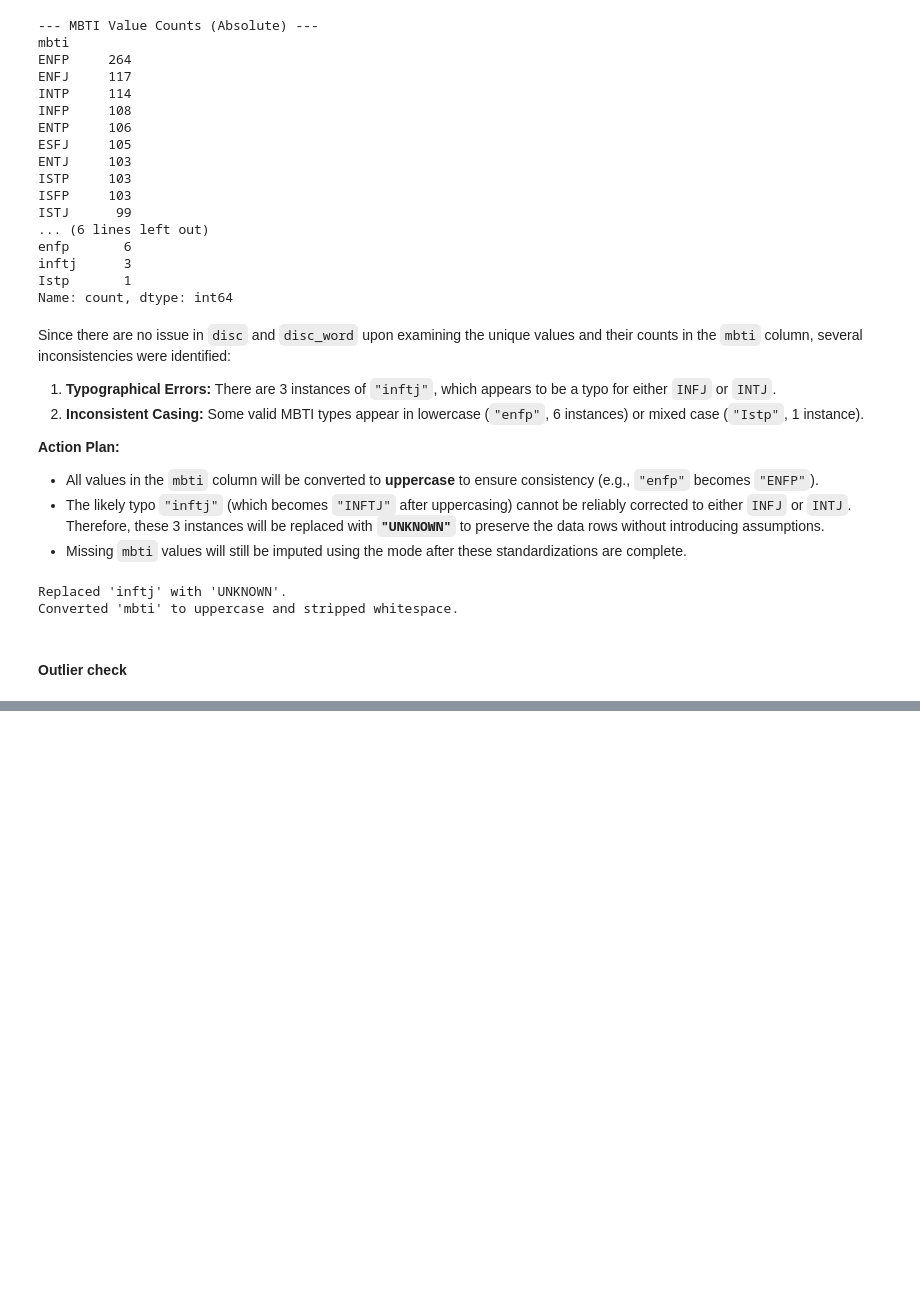
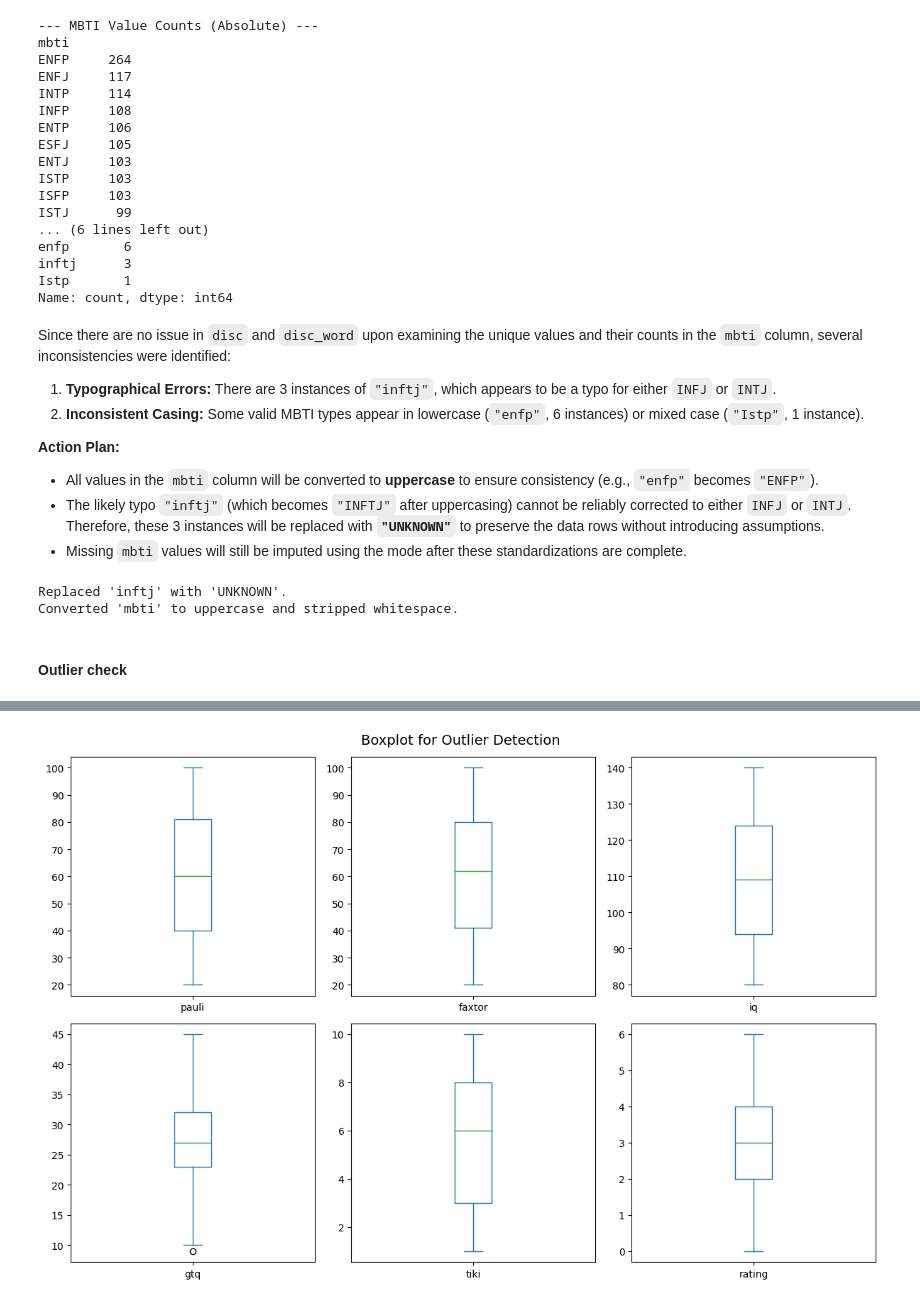
Before and after one commit to fbudimannn/talent-intelligence-system, a Jupyter notebook: 1_analysis/data_exploration.ipynb, the cells around one changed output, grey strips where cells are left out. Drawn from its saved outputs; the diff is of its cells as text; code cells hidden in the pictures; blank space fills up the shorter version.

```diff
--- a/1_analysis/data_exploration.ipynb
+++ b/1_analysis/data_exploration.ipynb
@@ -579,0 +565,19 @@ For example, when doing 'df[col].method(value, inplace=True)', try using 'df.met
+# %%
+#Imputation value
+
+# Verify initial missing counts
+print("\n--- Missing Values (Before Imputation) ---")
+print(df_main_null[[ 'mbti']].isnull().sum())
+
+
+
+# Action 2: Impute categorical columns ('mbti) with mode
+mode_mbti = df_main_null['mbti'].mode()[0] # .mode() can return multiple values if ties exist, [0] selects the first one
+df_main_null['mbti']=df_main_null['mbti'].fillna(mode_mbti)
+print(f"Missing 'mbti' imputed with mode: '{mode_mbti}'")
+
+
+# --- Verification ---
+print("\n--- Missing Values (After Imputation) ---")
+# Check only the imputed columns
+print(df_main_null[[ 'mbti']].isnull().sum())
@@ -741,0 +737,78 @@ memory usage: 336.4+ KB
+# %%
+# Select numeric columns to check for outliers
+columns_to_check = ['pauli', 'faxtor', 'iq', 'gtq', 'tiki', 'rating']
+
+# 2️⃣ Create boxplots for visual inspection
+df_main_outlier[columns_to_check].plot(
+    kind='box',
+    subplots=True,
+    layout=(2, 3),
+    figsize=(12, 8),
+    sharex=False,
+    sharey=False
+)
+plt.suptitle("Boxplot for Outlier Detection", fontsize=14)
+plt.tight_layout()
+plt.show()
+
+# Define logical (expected) value ranges
+# Note: 'gtq' is excluded because it represents a total score (GTQ_total),
+# which can vary widely, so we only use IQR for that column.
+logical_ranges = {
+    'pauli': (20, 100),
+    'faxtor': (20, 100),
+    'iq': (80, 140),
+    'tiki': (1, 10),
+    'rating': (1, 5)
+}
+
+# Compute IQR-based and logical outlier statistics
+outlier_info = {}
+
+for col in columns_to_check:
+    # --- Compute Interquartile Range (IQR) ---
+    Q1 = df_main_outlier[col].quantile(0.25)
+    Q3 = df_main_outlier[col].quantile(0.75)
+    IQR = Q3 - Q1
+    lower_bound = Q1 - 1.5 * IQR
+    upper_bound = Q3 + 1.5 * IQR
+
+    # --- Detect outliers using IQR ---
+    outliers_iqr = df_main_outlier[
+        (df_main_outlier[col] < lower_bound) | (df_main_outlier[col] > upper_bound)
+    ]
+
+    # --- Detect logical (expected range) outliers ---
+    if col in logical_ranges:  # skip gtq
+        low_limit, high_limit = logical_ranges[col]
+        outliers_logical = df_main_outlier[
+            (df_main_outlier[col] < low_limit) | (df_main_outlier[col] > high_limit)
+        ]
+        logical_min = low_limit
+        logical_max = high_limit
+        logical_count = len(outliers_logical)
+    else:
+        logical_min = None
+        logical_max = None
+        logical_count = "N/A"
+
+    # --- Combine results ---
+    outlier_info[col] = {
+        'Q1': Q1,
+        'Q3': Q3,
+        'IQR': IQR,
+        'Lower Bound (IQR)': lower_bound,
+        'Upper Bound (IQR)': upper_bound,
+        'Expected Min': logical_min,
+        'Expected Max': logical_max,
+        'Outlier Count (IQR)': len(outliers_iqr),
+        'Outlier Count (Logical)': logical_count
+    }
+
+# 5️⃣ Create summary DataFrame
+outlier_df = pd.DataFrame(outlier_info).T
+
+print("Outlier Detection Summary (IQR & Logical Ranges):")
+display(outlier_df)
+# %% [output]
+[figure, added]
```
Also changed, not shown: parts of 19 cells of this notebook.
